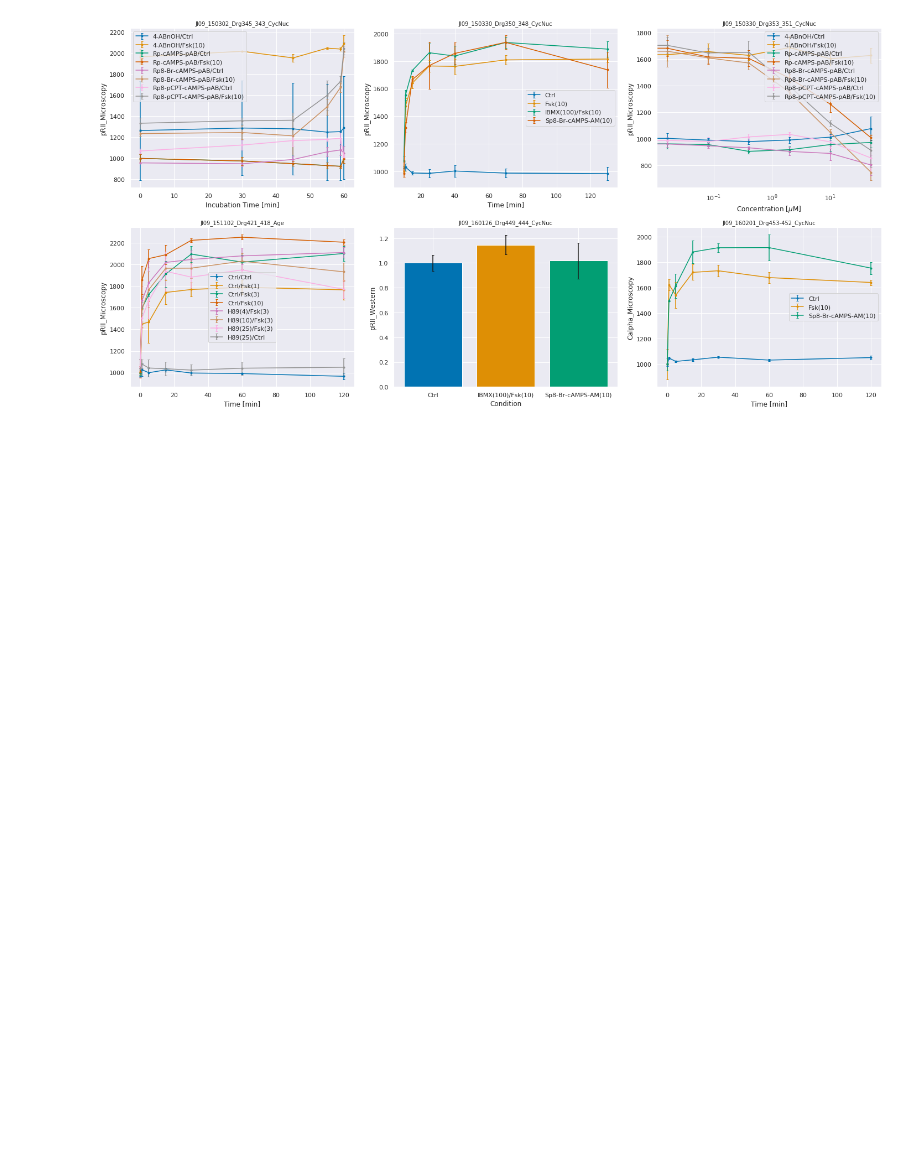
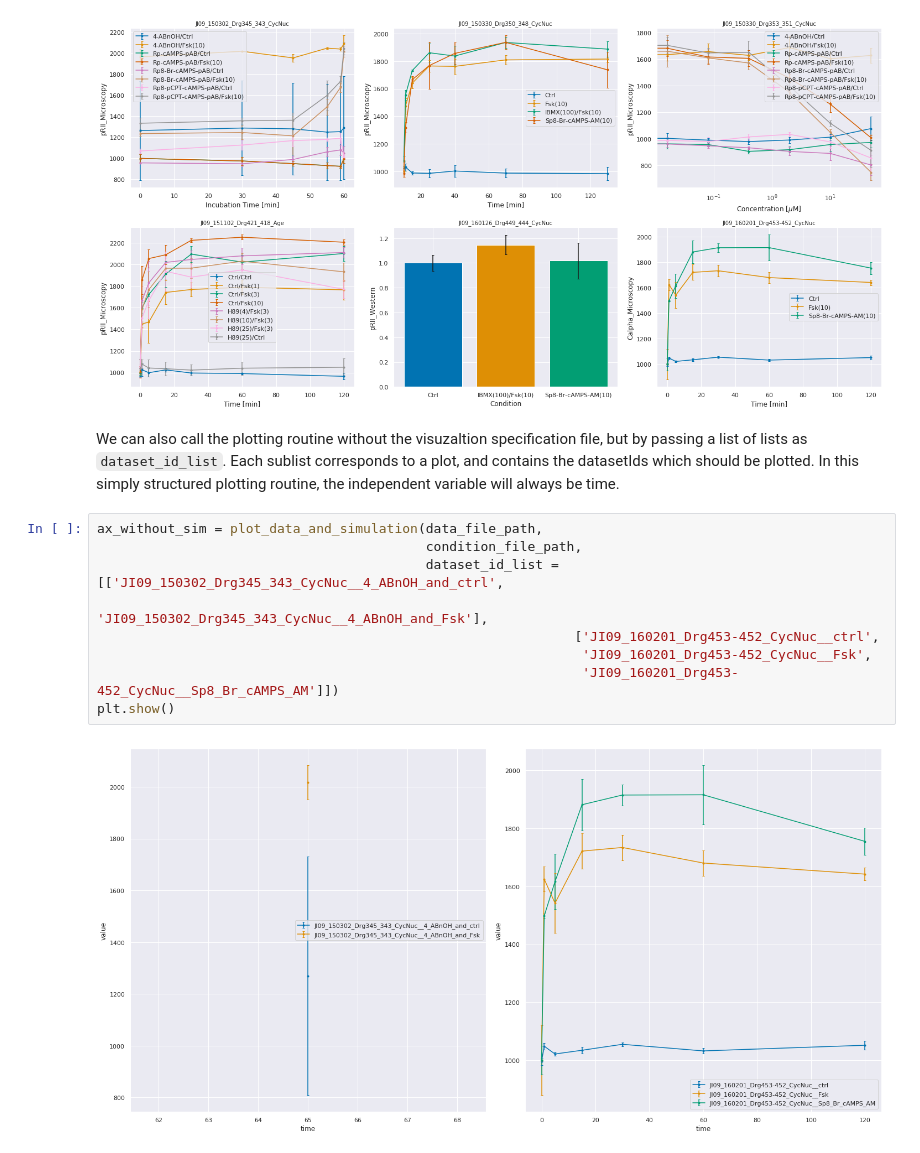
Before and after one commit to PEtab-dev/PEtab, a Jupyter notebook: doc/example/example_visualization.ipynb, the cells around one changed output. Drawn from its saved outputs; the diff is of its cells as text; blank space fills up the shorter version.

```diff
--- a/doc/example/example_visualization.ipynb
+++ b/doc/example/example_visualization.ipynb
@@ -28,3 +28,17 @@ ax_without_sim = plot_data_and_simulation(data_file_path,
 plt.show()
 # %% [output]
 [figure]
+# %% [markdown]
+We can also call the plotting routine without the visuzaltion specification file, but by passing a list of lists as `dataset_id_list`. Each sublist corresponds to a plot, and contains the datasetIds which should be plotted.
+In this simply structured plotting routine, the independent variable will always be time.
+# %%
+ax_without_sim = plot_data_and_simulation(data_file_path,
+                                          condition_file_path,
+                                          dataset_id_list = [['JI09_150302_Drg345_343_CycNuc__4_ABnOH_and_ctrl',
+                                                              'JI09_150302_Drg345_343_CycNuc__4_ABnOH_and_Fsk'],
+                                                             ['JI09_160201_Drg453-452_CycNuc__ctrl',
+                                                              'JI09_160201_Drg453-452_CycNuc__Fsk',
+                                                              'JI09_160201_Drg453-452_CycNuc__Sp8_Br_cAMPS_AM']])
+plt.show()
+# %% [output]
+[figure, added]
```
Also changed, not shown: parts of 5 cells of this notebook, 1 other file.
